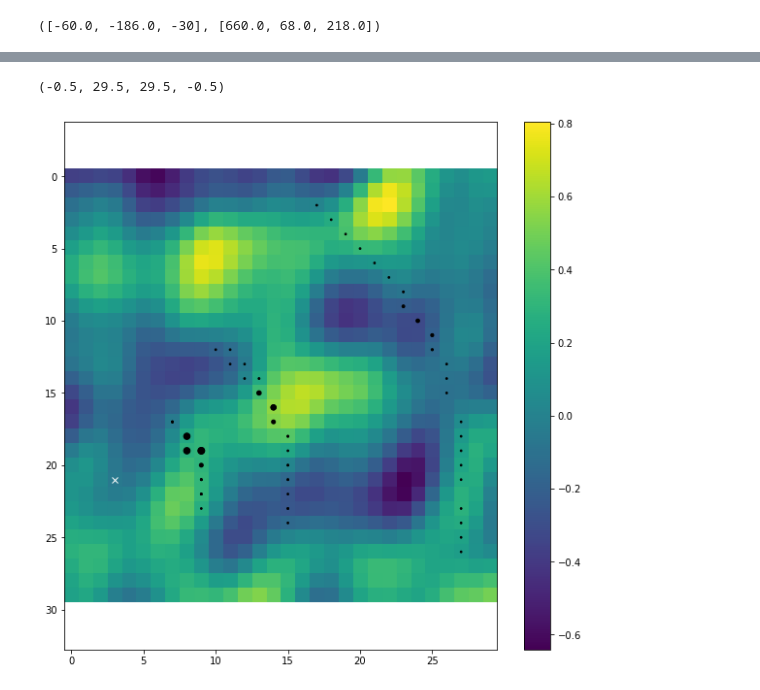
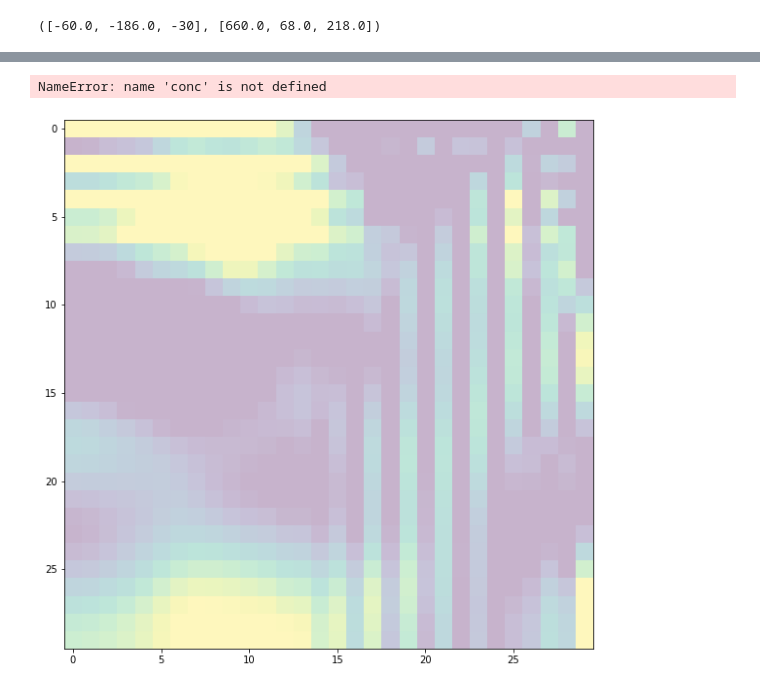
Before and after one commit to SheffieldML/advectionGPdatasets, a Jupyter notebook: juypter/Round Hill 2 example.ipynb, the cells around one changed output, grey strips where cells are left out. Saved outputs shown, nothing was run; the diff lists cells and outputs as text; code cells hidden in the pictures.

```diff
--- a/juypter/Round Hill 2 example.ipynb
+++ b/juypter/Round Hill 2 example.ipynb
@@ -55,14 +60,14 @@ plt.hist(Y)
 # %%
 #set up our model...
-N_feat = 80 #Number of features used to infer the source
+N_feat = 800 #Number of features used to infer the source
 k = EQ(20, 1)
-res = [80,30,30]
+res = [400,30,30]
 gbs = ((np.prod(res)*len(X)*8)/1024/1024/1000)
 print("Memory usage in grid model: %0.2f Gb" % gbs)
 assert gbs<6, "TOO BIG :("
-noiseSD = 0.01
+noiseSD = 0.1
 sensors = FixedSensorModel(X,3)
-windmodel=WindSimple(rh.experiments[0].windX/1000,rh.experiments[0].windY/1000)
-k_0 = 0.01
+windmodel=WindSimple(rh.experiments[0].windX,rh.experiments[0].windY)
+k_0 = 0.1
 mInfer = Model(resolution=res,boundary=boundary,N_feat=N_feat,noiseSD=noiseSD,kernel=k,sensormodel=sensors,windmodel=windmodel,k_0=k_0) #Initiate new model for inference
 # %% [output]
@@ -149,7 +153,3 @@ plt.hist(Y)
-# %%
-meanZ, covZ = mInfer.computeZDistribution(Y) # Infers z vector mean and covariance using regressor matrix
-sourceInfer = mInfer.computeSourceFromPhi(meanZ) # Generates estimated source using mean of the inferred distribution
-concInfer=mInfer.computeConcentration(sourceInfer) # Generates estimated concentration from inferred source
 # %%
 plt.plot(meanZ)
 # %% [output]
@@ -286,4 +232,11 @@ array([[4.8, 5.5, 6.3, 6.2, 4.9, 2.7, 2.3, 4.2, 5.6, 5.8, 5.2, 4.2, 3.4,
-# %%
-conf = (conc_upper_ci-conc_lower_ci)[tgrid[2],:,:]
-conc = concInfer[tg,:,:].copy()
-conc[conf>200]=np.NaN
+# %%
+timepoint = 0
+tg = tgrid[timepoint]
+#tg = 0
+#conf = (conc_upper_ci-conc_lower_ci)[tg,:,:]
+#conc = concInfer[tg,:,:].copy()
+#conc[conf>5]=np.NaN
+
+conf = (source_upper_ci-source_lower_ci)[tg,:,:]
+source = sourceInfer[tg,:,:].copy()
+source[conf>0.5]=np.NaN
@@ -290,10 +256,11 @@ conc[conf>200]=np.NaN
 # %%
 plt.figure(figsize=[10,10])
-plt.imshow(conc)
+plt.imshow(concInfer[tgrid[timepoint],:,:],clim=[0,40],alpha=0.3)
+plt.imshow(conc,clim=[0,40])
 plt.colorbar()
 plt.plot(realsource[2],realsource[1],'xw')
-plt.scatter(Xgrid[X[:,1]==t,2],Xgrid[X[:,1]==t,1],3+Y[X[:,1]==t]*100,color='k')
+plt.scatter(Xgrid[X[:,1]==ts[timepoint],2],Xgrid[X[:,1]==ts[timepoint],1],3+Y[X[:,1]==ts[timepoint]]*20,color='red')
 plt.axis('equal')
 # %% [output]
-(-0.5, 29.5, 29.5, -0.5)
+NameError: name 'conc' is not defined
-[figure, old version]
+[figure, new version]
```
Also changed, not shown: parts of 28 cells of this notebook, 1 other file.
